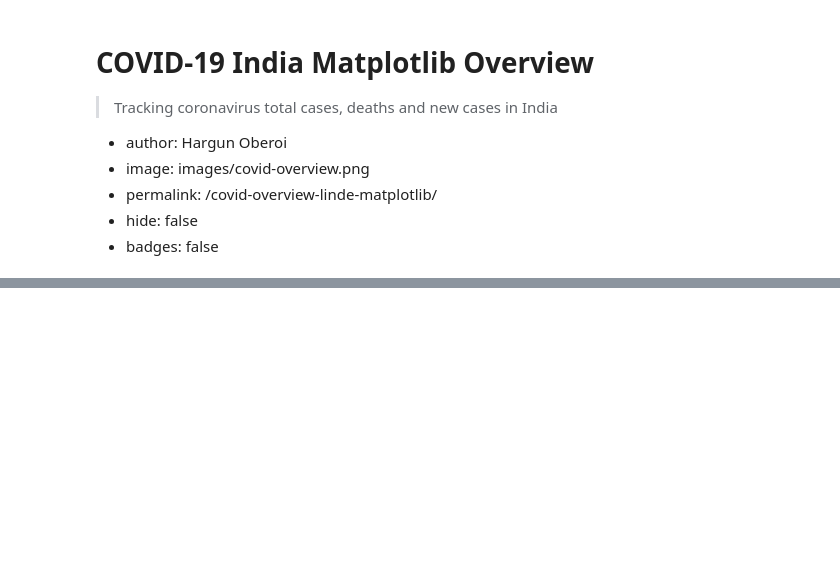
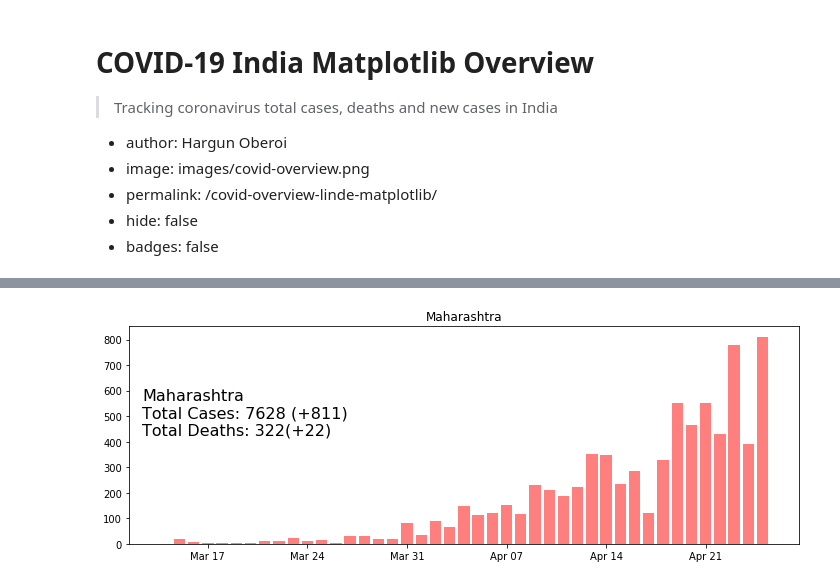
Before and after one commit to 4722794/blagueblog, a Jupyter notebook: _notebooks/2020-03-21-rahulexp.ipynb, the cells around one changed output, grey strips where cells are left out. Drawn from its saved outputs; the diff is of its cells as text; code cells hidden in the pictures; blank space fills up the shorter version.

```diff
--- a/_notebooks/2020-03-21-rahulexp.ipynb
+++ b/_notebooks/2020-03-21-rahulexp.ipynb
@@ -314,2 +285,21 @@ states  Cases  Deaths  PCases  PDeaths  Cases (+)  Deaths (+)  Fatality Rate
   Himachal Pradesh     40       2      40        2          0           0           5.00
              Assam     36       1      36        1          0           0           2.78
+# %%
+#hide
+fig, ax2 = plt.subplots(figsize = (12,4))
+ef = df.loc['Maharashtra'].reset_index()
+ef['date'] = ef['date'].astype('datetime64[ns]')
+ax2.bar(ef.date, ef.Maharashtra, color = 'r', alpha = 0.5)
+ax2.set_title('Maharashtra')
+#set ticks every week
+ax2.xaxis.set_major_locator(mdates.WeekdayLocator())
+#set major ticks format
+ax2.xaxis.set_major_formatter(mdates.DateFormatter('%b %d'))
+textstr = '\n'.join((
+f"Maharashtra",
+f"Total Cases: {summary['MH Cases']} (+{summary['MH Cases (+)']})",
+f"Total Deaths: {summary['MH Deaths']}(+{summary['MH Deaths (+)']})"
+))
+ax2.text(0.02, 0.50, textstr,transform = ax2.transAxes, fontsize = 16);
+# %% [output]
+[figure, added]
```
Also changed, not shown: parts of 6 cells of this notebook, 2 other files.
